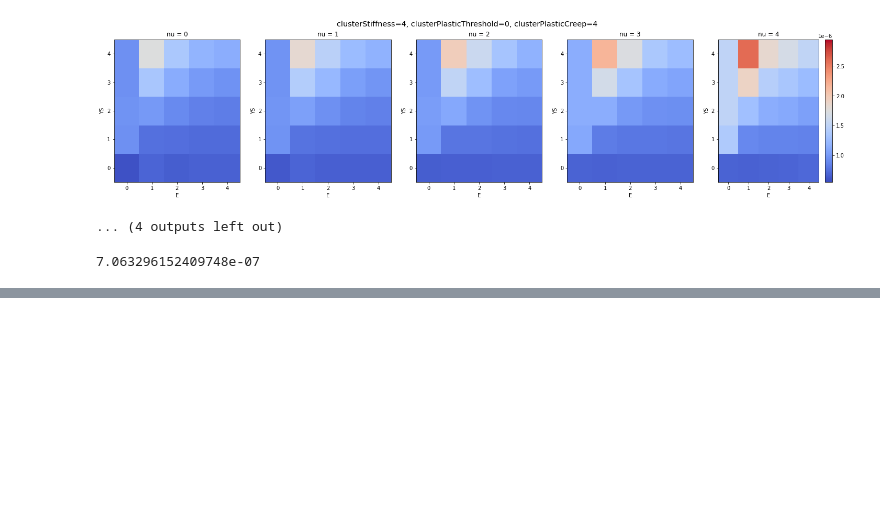
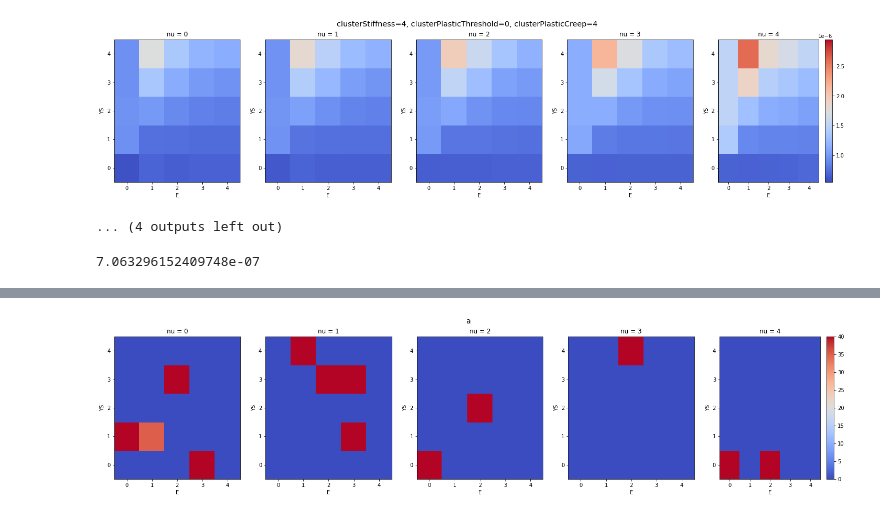
Before and after one commit to IsseiMori/Neural_Simulation, a Jupyter notebook: scripts/system_identification/BruteForce/visualize_results.ipynb, the cells around one changed output, grey strips where cells are left out. Cells and saved outputs as stored; diff of their text form; code cells hidden in the pictures; blank space fills up the shorter version.

```diff
--- a/scripts/system_identification/BruteForce/visualize_results.ipynb
+++ b/scripts/system_identification/BruteForce/visualize_results.ipynb
@@ -166,0 +233,4 @@ loss_grid.max()
+# %%
+show_hists(loss_grid, "a", 0, 40)
+# %% [output]
+[figure, added]
```
Also changed, not shown: parts of 18 cells of this notebook, 12 other files.
